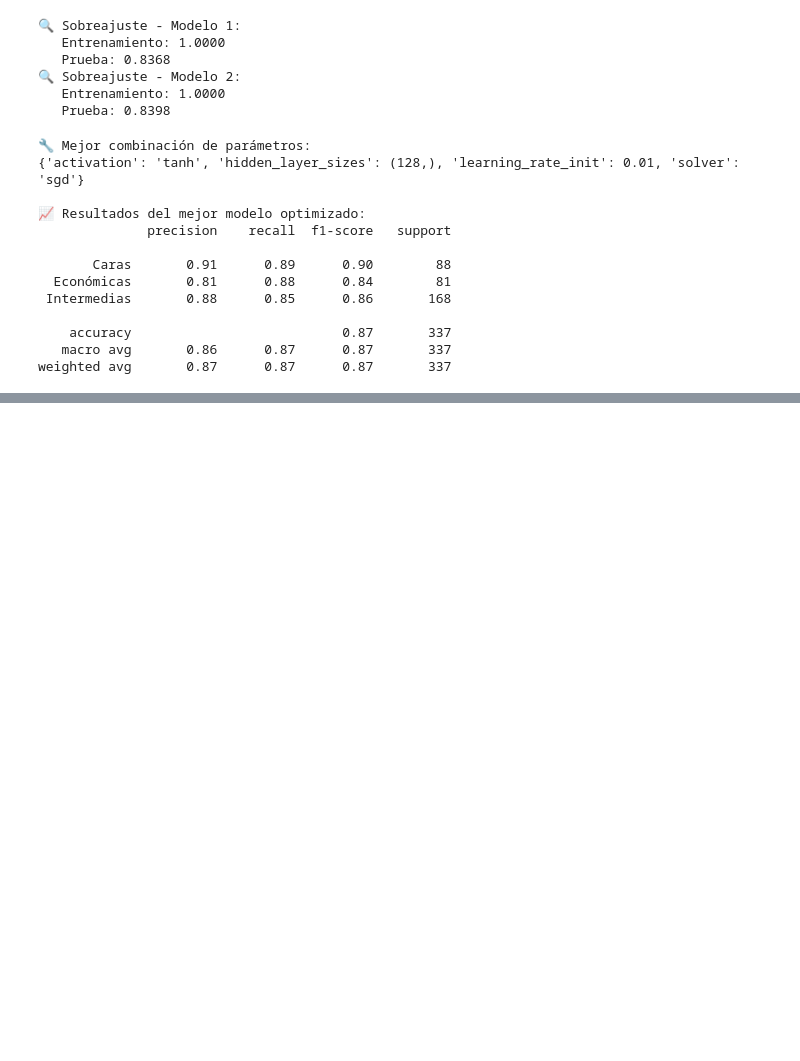
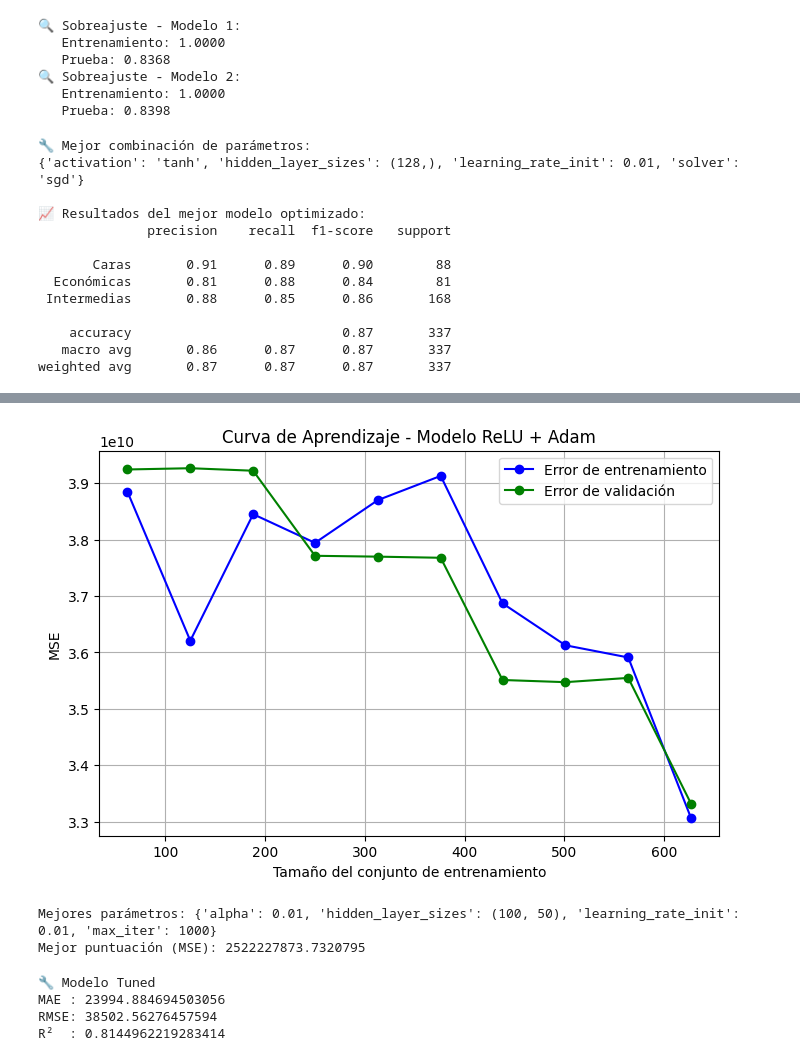
Before and after one commit to OscarEscriba/Proyecto-2-Mineria-de-datos, a Jupyter notebook: Proyecto2entrega7.ipynb, the cells around one changed output, grey strips where cells are left out. Drawn from its saved outputs; the diff is of its cells as text; code cells hidden in the pictures; blank space fills up the shorter version.

```diff
--- a/Proyecto2entrega7.ipynb
+++ b/Proyecto2entrega7.ipynb
@@ -250,0 +257,70 @@ TypeError: got an unexpected keyword argument 'squared'
+# %%
+# EJERCICIO 12:
+from sklearn.model_selection import learning_curve
+from sklearn.neural_network import MLPRegressor
+import matplotlib.pyplot as plt
+import numpy as np
+
+# Definir el modelo base
+model = MLPRegressor(hidden_layer_sizes=(100,), activation='relu', solver='adam', max_iter=1000, random_state=42)
+
+# Obtener curva de aprendizaje
+train_sizes, train_scores, test_scores = learning_curve(
+    model, X_train_r, y_train_r, cv=5, scoring='neg_mean_squared_error', n_jobs=-1, train_sizes=np.linspace(0.1, 1.0, 10)
+)
+
+# Calcular la media y desviación estándar
+train_scores_mean = -np.mean(train_scores, axis=1)
+test_scores_mean = -np.mean(test_scores, axis=1)
+
+# Graficar la curva
+plt.figure(figsize=(8, 5))
+plt.plot(train_sizes, train_scores_mean, 'o-', color='blue', label='Error de entrenamiento')
+plt.plot(train_sizes, test_scores_mean, 'o-', color='green', label='Error de validación')
+plt.title("Curva de Aprendizaje - Modelo ReLU + Adam")
+plt.xlabel("Tamaño del conjunto de entrenamiento")
+plt.ylabel("MSE")
+plt.legend()
+plt.grid(True)
+plt.show()
+# %% [output]
+[figure, added]
+# %%
+#EJERCICIO 13: TUNER PARAMETROS DEL MEJOR MODELO.
+# buscamos hiperparámetros optimos con GridSearchCV
+from sklearn.model_selection import GridSearchCV
+
+param_grid = {
+    'hidden_layer_sizes': [(50,), (100,), (100, 50)],
+    'alpha': [0.0001, 0.001, 0.01],
+    'learning_rate_init': [0.001, 0.01],
+    'max_iter': [1000]
+}
+
+grid_search = GridSearchCV(MLPRegressor(activation='relu', solver='adam', random_state=42),
+                           param_grid, cv=5, scoring='neg_mean_squared_error', n_jobs=-1)
+grid_search.fit(X_train_r, y_train_r)
+
+print("Mejores parámetros:", grid_search.best_params_)
+print("Mejor puntuación (MSE):", -grid_search.best_score_)
+# %% [output]
+Mejores parámetros: {'alpha': 0.01, 'hidden_layer_sizes': (100, 50), 'learning_rate_init': 0.01, 'max_iter': 1000}
+Mejor puntuación (MSE): 2522227873.7320795
+# %%
+# Evaluar el nuevo modelo con mejores hiperparámetros
+# Modelo afinado
+best_model = grid_search.best_estimator_
+y_pred_tuned = best_model.predict(X_test_r)
+
+# Métricas
+from sklearn.metrics import mean_absolute_error, mean_squared_error, r2_score
+
+print("🔧 Modelo Tuned")
+print("MAE :", mean_absolute_error(y_test_r, y_pred_tuned))
+print("RMSE:", np.sqrt(mean_squared_error(y_test_r, y_pred_tuned)))
+print("R²  :", r2_score(y_test_r, y_pred_tuned))
+# %% [output]
+🔧 Modelo Tuned
+MAE : 23994.884694503056
+RMSE: 38502.56276457594
+R²  : 0.8144962219283414
```
Also changed, not shown: parts of 3 cells of this notebook.
